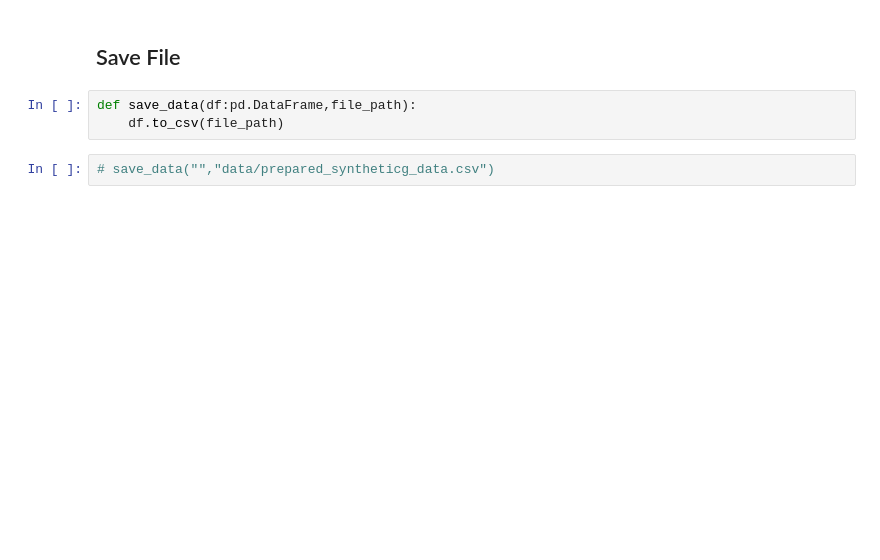
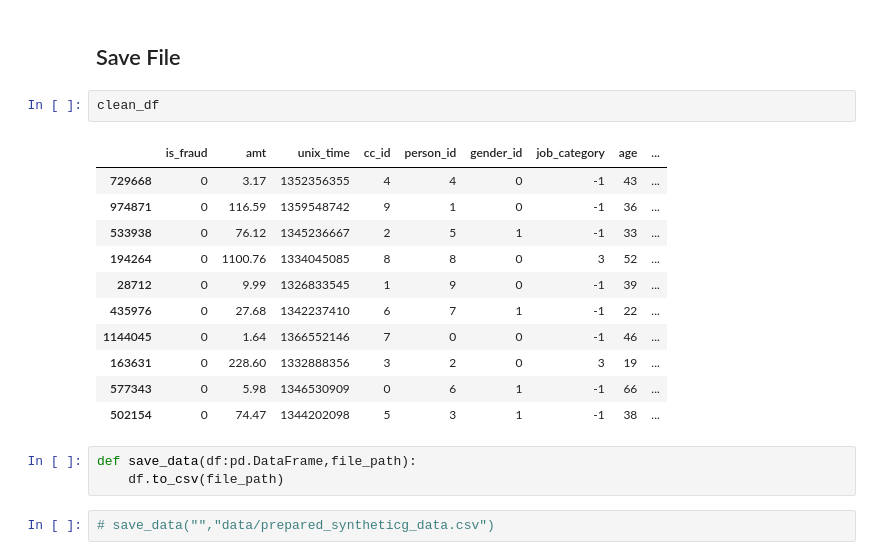
Before and after one commit to dajhutchinson/Applied-Data-Science, a Jupyter notebook: Coursework/Anonymisation.ipynb, the cells around one changed output. Drawn from its saved outputs; the diff is of its cells as text; blank space fills up the shorter version.

```diff
--- a/Coursework/Anonymisation.ipynb
+++ b/Coursework/Anonymisation.ipynb
@@ -205,5 +262,19 @@ There is location data for customers (`street`, `city`, `state`, `zip`, `lat`, `
 # %% [markdown]
 ## Save File
+# %%
+clean_df
+# %% [output]
+|  | is_fraud | amt | unix_time | cc_id | person_id | gender_id | job_category | age | ... |
+| 729668 | 0 | 3.17 | 1352356355 | 4 | 4 | 0 | -1 | 43 | ... |
+| 974871 | 0 | 116.59 | 1359548742 | 9 | 1 | 0 | -1 | 36 | ... |
+| 533938 | 0 | 76.12 | 1345236667 | 2 | 5 | 1 | -1 | 33 | ... |
+| 194264 | 0 | 1100.76 | 1334045085 | 8 | 8 | 0 | 3 | 52 | ... |
+| 28712 | 0 | 9.99 | 1326833545 | 1 | 9 | 0 | -1 | 39 | ... |
+| 435976 | 0 | 27.68 | 1342237410 | 6 | 7 | 1 | -1 | 22 | ... |
+| 1144045 | 0 | 1.64 | 1366552146 | 7 | 0 | 0 | -1 | 46 | ... |
+| 163631 | 0 | 228.60 | 1332888356 | 3 | 2 | 0 | 3 | 19 | ... |
+| 577343 | 0 | 5.98 | 1346530909 | 0 | 6 | 1 | -1 | 66 | ... |
+| 502154 | 0 | 74.47 | 1344202098 | 5 | 3 | 1 | -1 | 38 | ... |
 # %%
 def save_data(df:pd.DataFrame,file_path):
     df.to_csv(file_path)
```
Also changed, not shown: parts of 18 cells of this notebook, 1 other file.
